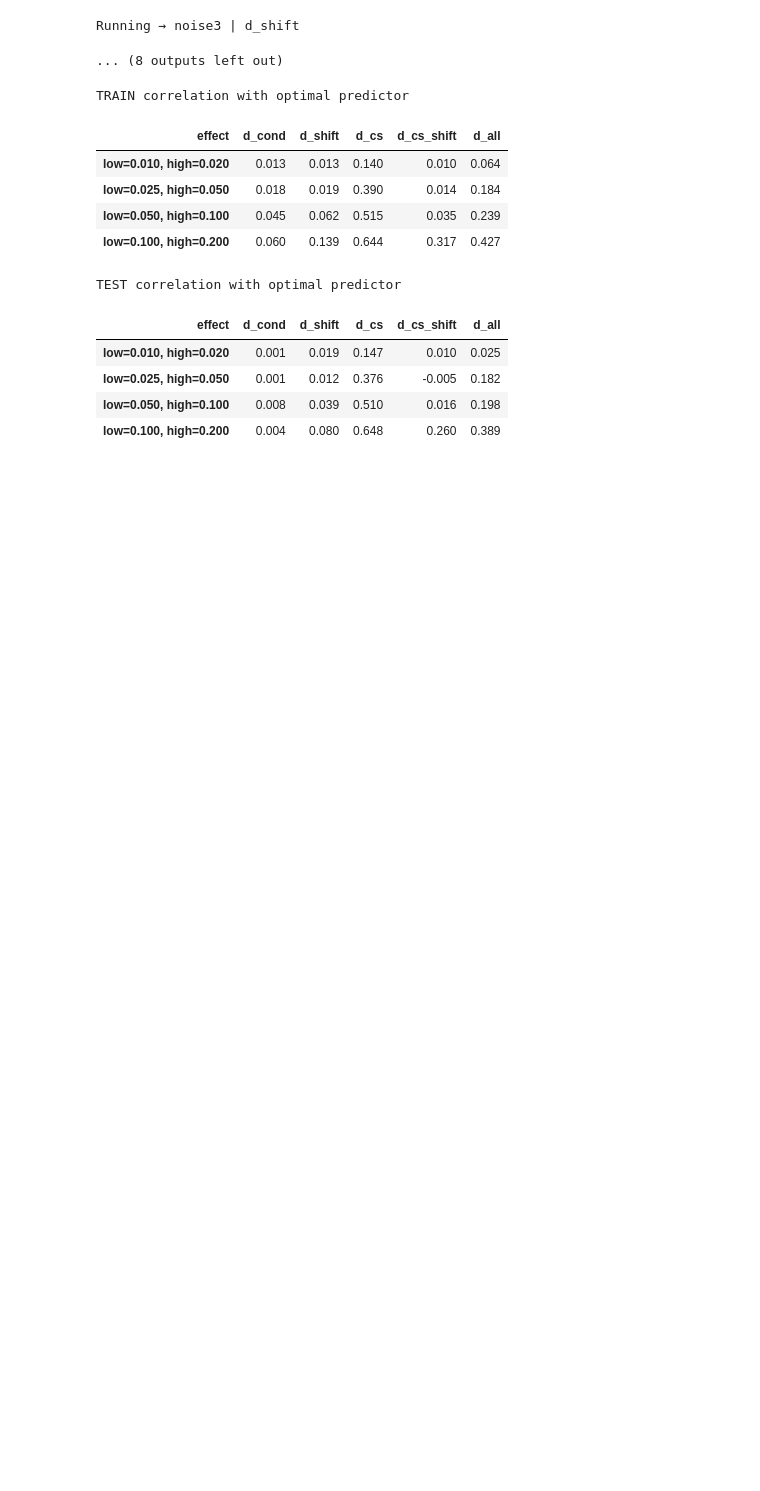
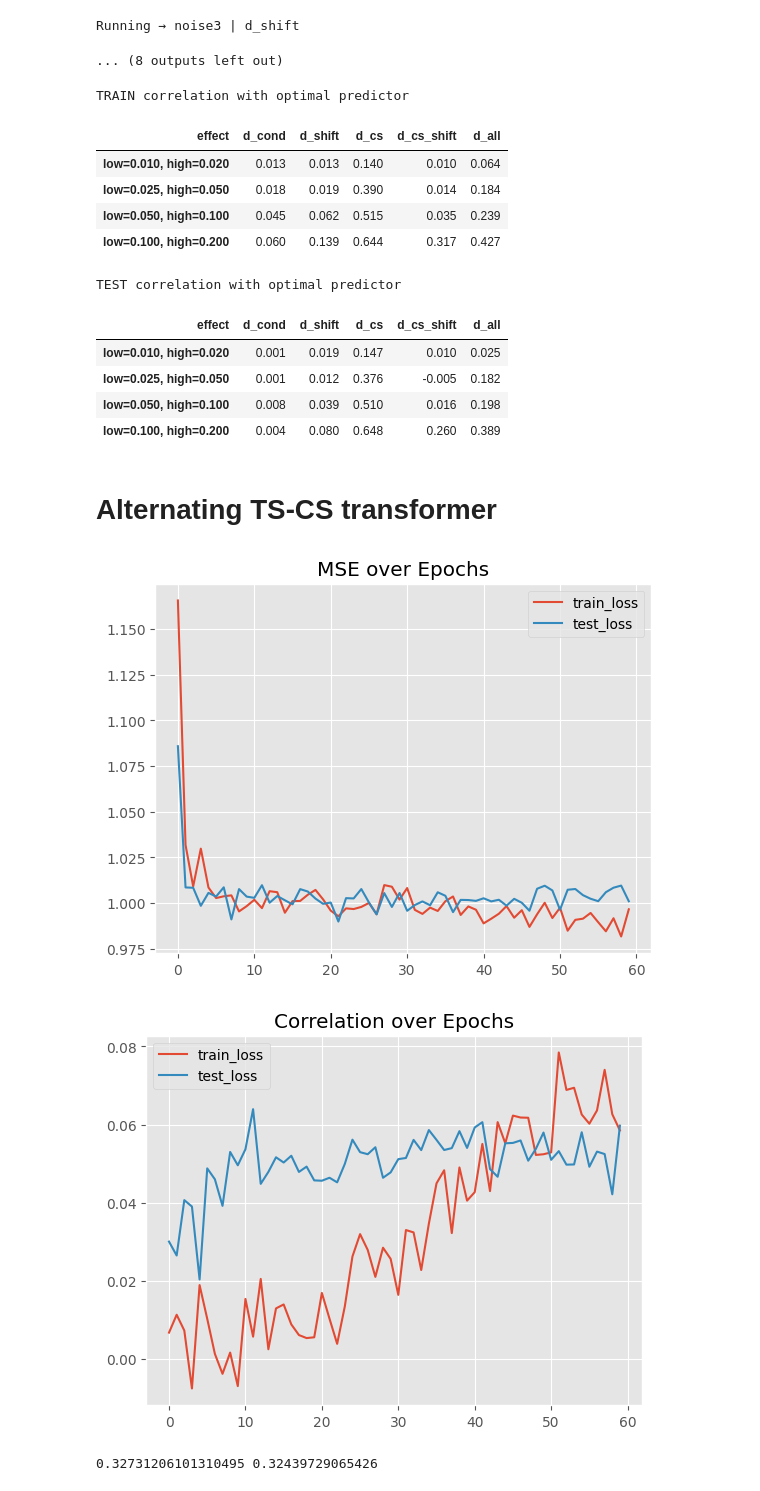
Before and after one commit to cyrilgarcia009/TSNN, a Jupyter notebook: notebooks/compare_models2.ipynb, the cells around one changed output. Saved outputs shown, nothing was run; the diff lists cells and outputs as text; code cells hidden in the pictures; blank space fills up the shorter version.

Commit message:
Added test of alternating TS-CS transformer

```diff
--- a/notebooks/compare_models2.ipynb
+++ b/notebooks/compare_models2.ipynb
@@ -759,3 +759,5 @@ TEST correlation with optimal predictor
 | low=0.025, high=0.050 | 0.001 | 0.012 | 0.376 | -0.005 | 0.182 |
 | low=0.050, high=0.100 | 0.008 | 0.039 | 0.510 | 0.016 | 0.198 |
 | low=0.100, high=0.200 | 0.004 | 0.080 | 0.648 | 0.260 | 0.389 |
+# %% [markdown]
+# Alternating TS-CS transformer
@@ -761,0 +869,39 @@ TEST correlation with optimal predictor
+# %%
+def causal_mask(b, h, q_idx, kv_idx):
+    return q_idx >= kv_idx
+
+def build_attention_mask(mask_fn, seq_len, device="cpu"):
+    q_idx = torch.arange(seq_len, device=device)
+    kv_idx = torch.arange(seq_len, device=device)
+    b = torch.zeros(1, device=device)
+    h = torch.zeros(1, device=device)
+    mask_bool = mask_fn(b, h, q_idx[:, None], kv_idx[None, :])  # (seq_len, seq_len)
+    return mask_bool
+
+mask = causal_mask
+mask = build_attention_mask(mask, 10, device=device)
+def custom_mask_mod(b, h, q_idx, kv_idx):
+    return mask[q_idx, kv_idx]
+# %%
+device='mps'
+# %%
+z = dic_data['noise2']['d_all']
+z.get_dataloader(n_rolling=10)
+
+m = AlternatingDualAttentionTransformer2(10, 10, 10, mask=mask, d_model=128, dim_feedforward=512, dropout=0.5, num_layers=2).to(device)
+optimizer = torch.optim.AdamW(m.parameters(), lr=0.001)
+m = torch.compile(m, backend="eager")
+
+model_torch = torch_benchmarks.TorchWrapper(m, optimizer=optimizer, device=device)
+model_torch.fit(z.train, test=z.test, epochs=60, plot=True)
+
+comp = benchmark_comparison.Comparator(models=[model_torch], model_names=['model_torch'])
+
+out_train = comp.correl(z, mode="train", return_values=True).loc["model_torch", "optimal"]
+out_test = comp.correl(z, mode="test", return_values=True).loc["model_torch", "optimal"]
+
+print(out_train, out_test)
+# %% [output]
+[figure, added]
+[figure, added]
+0.32731206101310495 0.32439729065426
```
Also changed, not shown: parts of 6 cells of this notebook.
